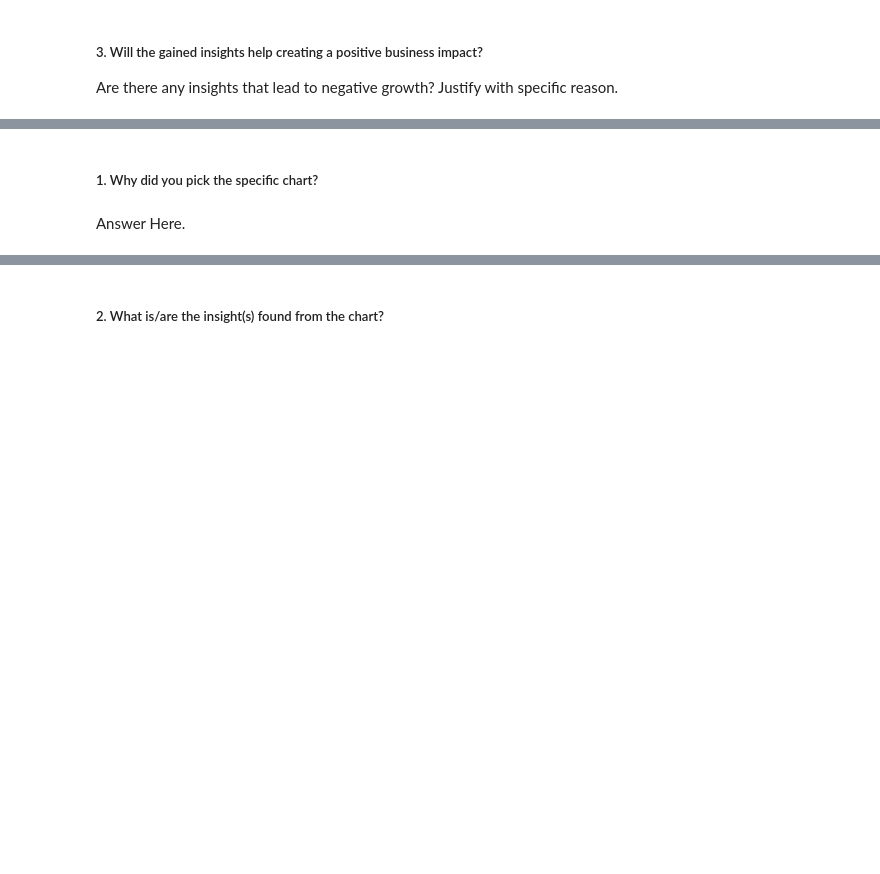
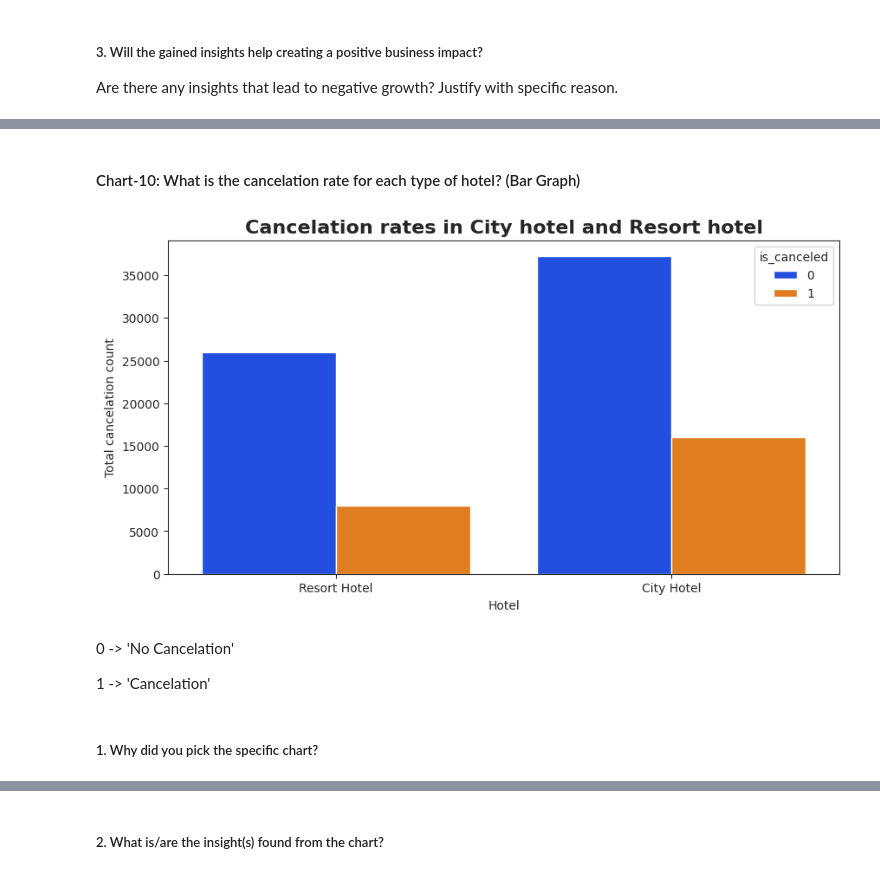
Before and after one commit to gautamdhanrajnemmaniwar/Hotel_Booking_Analysis_EDA, a Jupyter notebook: Hotel_Booking_Analysis_(EDA).ipynb, the cells around one changed output, grey strips where cells are left out. Saved outputs shown, nothing was run; the diff lists cells and outputs as text; code cells hidden in the pictures; blank space fills up the shorter version.

```diff
--- a/Hotel_Booking_Analysis_(EDA).ipynb
+++ b/Hotel_Booking_Analysis_(EDA).ipynb
@@ -909,4 +1146,19 @@ Answer Here
+# %% [markdown]
+#### Chart-10: What is the cancelation rate for each type of hotel? (Bar Graph)
+# %%
+# Let's visualize the data using Bar chart
+
+plt.figure(figsize=(10, 5))
+sns.countplot(x = 'hotel',hue = "is_canceled", data = hotel_df, palette='bright')
+plt.xlabel('Hotel')
+plt.ylabel('Total cancelation count')
+plt.title("Cancelation rates in City hotel and Resort hotel", fontweight = "bold", size = 16)
+plt.show()
+# %% [output]
+[figure, added]
+# %% [markdown]
+0 -> 'No Cancelation'
+
+1 -> 'Cancelation'
 # %% [markdown]
 ##### 1. Why did you pick the specific chart?
-# %% [markdown]
-Answer Here.
```
Also changed, not shown: parts of 82 cells of this notebook.
